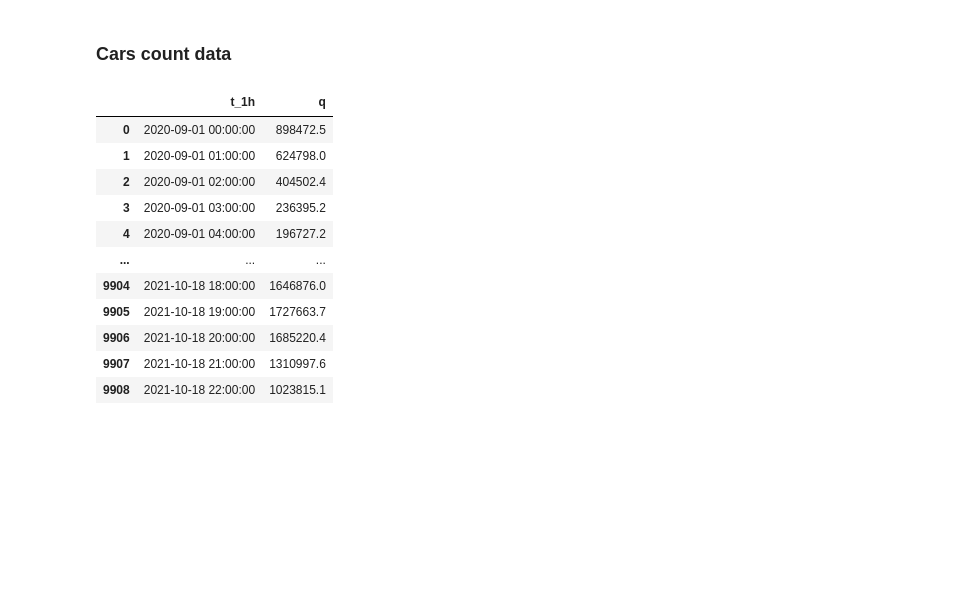
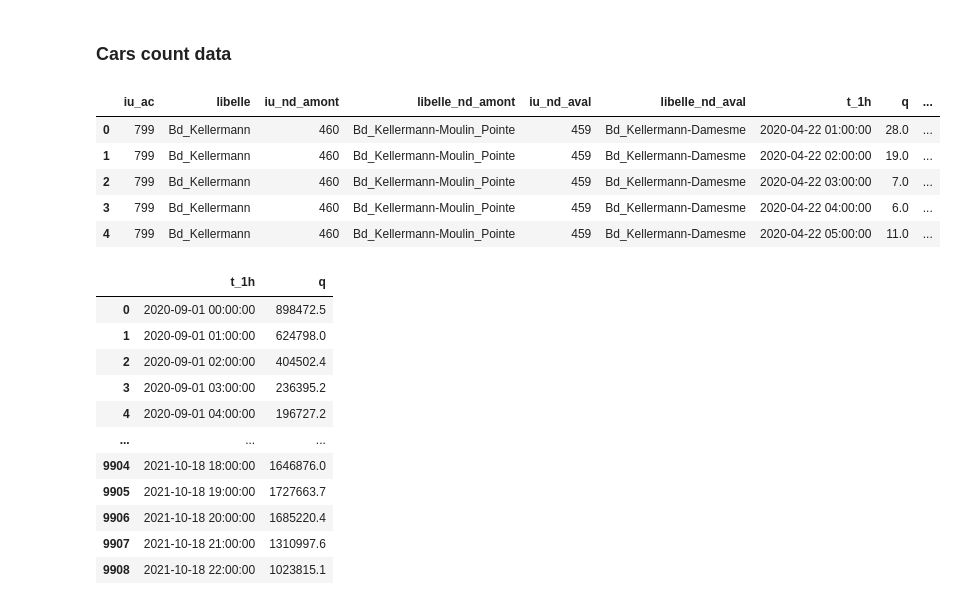
Before and after one commit to p-haas/bike_counters, a Jupyter notebook: WIP/eda_notebook.ipynb, the cells around one changed output. Cells and saved outputs as stored; diff of their text form; code cells hidden in the pictures; blank space fills up the shorter version.

```diff
--- a/WIP/eda_notebook.ipynb
+++ b/WIP/eda_notebook.ipynb
@@ -1148,5 +1205,14 @@ date_encoder(test).merge(
 # %% [markdown]
 ### Cars count data
+# %%
+cars_count.head()
+# %% [output]
+|  | iu_ac | libelle | iu_nd_amont | libelle_nd_amont | iu_nd_aval | libelle_nd_aval | t_1h | q | ... |
+| 0 | 799 | Bd_Kellermann | 460 | Bd_Kellermann-Moulin_Pointe | 459 | Bd_Kellermann-Damesme | 2020-04-22 01:00:00 | 28.0 | ... |
+| 1 | 799 | Bd_Kellermann | 460 | Bd_Kellermann-Moulin_Pointe | 459 | Bd_Kellermann-Damesme | 2020-04-22 02:00:00 | 19.0 | ... |
+| 2 | 799 | Bd_Kellermann | 460 | Bd_Kellermann-Moulin_Pointe | 459 | Bd_Kellermann-Damesme | 2020-04-22 03:00:00 | 7.0 | ... |
+| 3 | 799 | Bd_Kellermann | 460 | Bd_Kellermann-Moulin_Pointe | 459 | Bd_Kellermann-Damesme | 2020-04-22 04:00:00 | 6.0 | ... |
+| 4 | 799 | Bd_Kellermann | 460 | Bd_Kellermann-Moulin_Pointe | 459 | Bd_Kellermann-Damesme | 2020-04-22 05:00:00 | 11.0 | ... |
 # %%
 hourly_cars_count = (
     cars_count[
```
Also changed, not shown: parts of 21 cells of this notebook, 1 other file.
